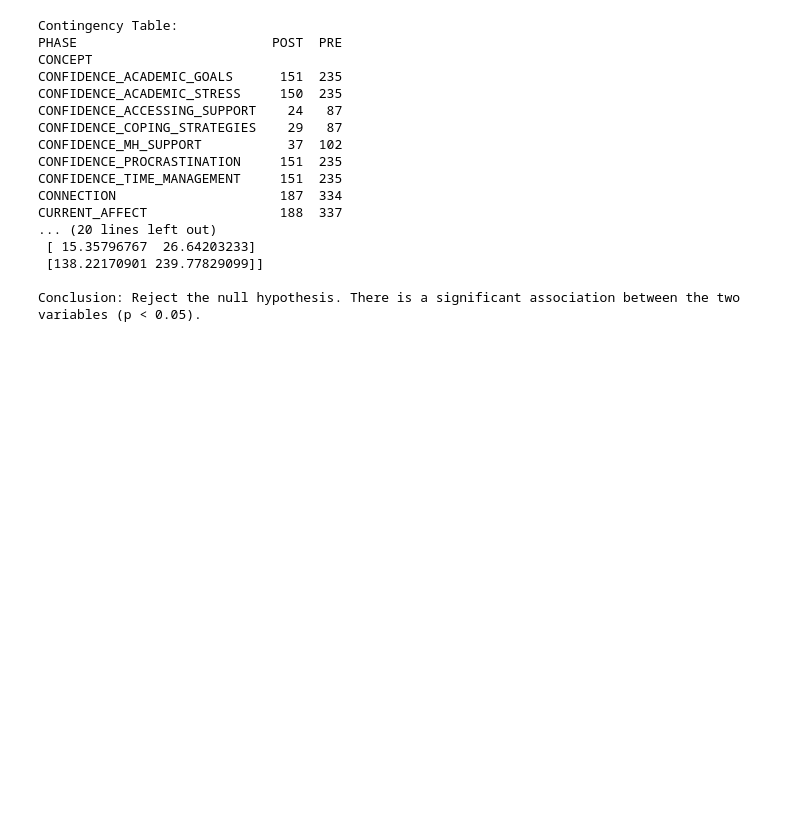
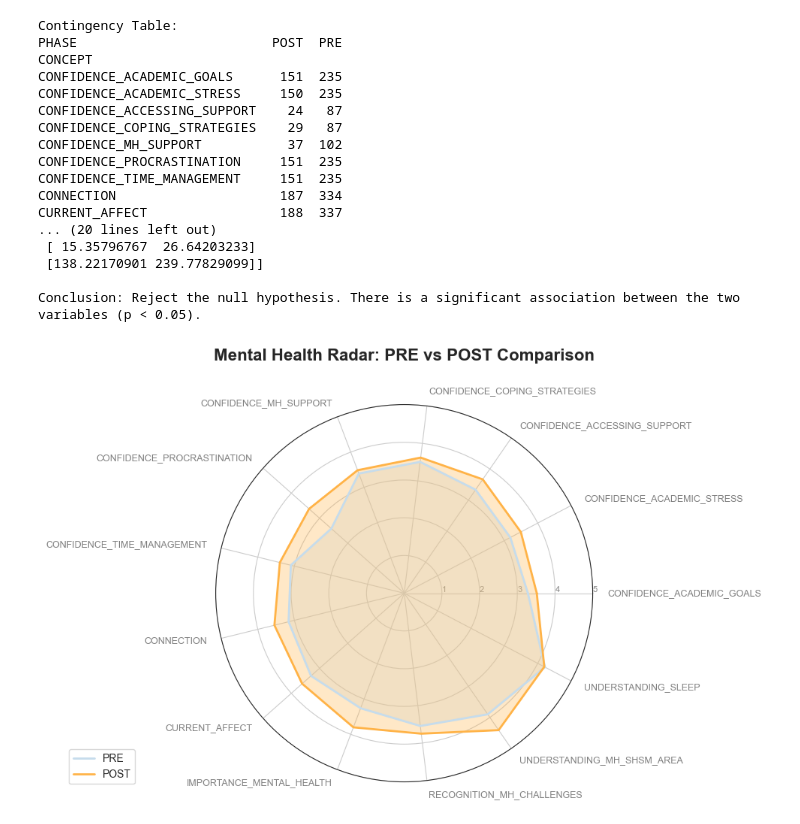
Before and after one commit to lorenald/survey-impact-analysis, a Jupyter notebook: DATA_PREPARATION.ipynb, the cells around one changed output. Saved outputs shown, nothing was run; the diff lists cells and outputs as text; code cells hidden in the pictures; blank space fills up the shorter version.

```diff
--- a/DATA_PREPARATION.ipynb
+++ b/DATA_PREPARATION.ipynb
@@ -244,3 +243,43 @@ CURRENT_AFFECT                 188  337
  [138.22170901 239.77829099]]
 
 Conclusion: Reject the null hypothesis. There is a significant association between the two variables (p < 0.05).
+# %%
+# 1. Prepare the data (Pivot so Phases are columns and Concepts are rows)
+df = RESPONSES >> select(X.CONCEPT_NAME, X.SURVEY_PHASE, X.NUMERIC_RESPONSE) >> transmute(CONCEPT = X.CONCEPT_NAME, PHASE = X.SURVEY_PHASE, RESPONSE = X.NUMERIC_RESPONSE)
+df = df >> group_by(X.CONCEPT, X.PHASE) >> summarize(RESPONSE = mean(X.RESPONSE)) >> arrange(X.PHASE, X.RESPONSE, ascending=True)
+radar_df = df.pivot(index='CONCEPT', columns='PHASE', values='RESPONSE').dropna()
+# 2. Basic Setup
+categories = radar_df.index.tolist()
+N = len(categories)
+# Angles for each axis (divide the circle into N parts)
+angles = [n / float(N) * 2 * np.pi for n in range(N)]
+angles += angles[:1] # Close the circle
+plt.figure(figsize=(10, 10))
+ax = plt.subplot(111, polar=True)
+# 3. Plotting PRE Phase
+values_pre = radar_df['PRE'].tolist()
+values_pre += values_pre[:1] # Close the shape
+ax.plot(angles, values_pre, linewidth=2, linestyle='solid', label='PRE', color="#c6dcec")
+ax.fill(angles, values_pre, color="#c6dcec", alpha=0.3)
+# 4. Plotting POST Phase
+values_post = radar_df['POST'].tolist()
+values_post += values_post[:1] # Close the shape
+ax.plot(angles, values_post, linewidth=2, linestyle='solid', label='POST', color="#ffb347")
+ax.fill(angles, values_post, color="#ffb347", alpha=0.3)
+# 5. Styling the Chart
+plt.xticks(angles[:-1], categories, color='grey', size=9)
+ax.set_rlabel_position(0)
+plt.yticks([1, 2, 3, 4, 5], ["1", "2", "3", "4", "5"], color="grey", size=8)
+plt.ylim(0, 5)
+plt.title('Mental Health Radar: PRE vs POST Comparison', size=16, y=1.1, fontweight='bold')
+plt.legend(loc='upper right', bbox_to_anchor=(-0.2, 0.1))
+# Adjust label alignment to prevent overlap
+for label, angle in zip(ax.get_xticklabels(), angles):
+    if 0 <= angle < np.pi/2 or 3*np.pi/2 <= angle < 2*np.pi:
+        label.set_horizontalalignment('left')
+    else:
+        label.set_horizontalalignment('right')
+plt.tight_layout()
+plt.show()
+# %% [output]
+[figure, added]
```
Also changed, not shown: parts of 2 cells of this notebook, 3 other files.
